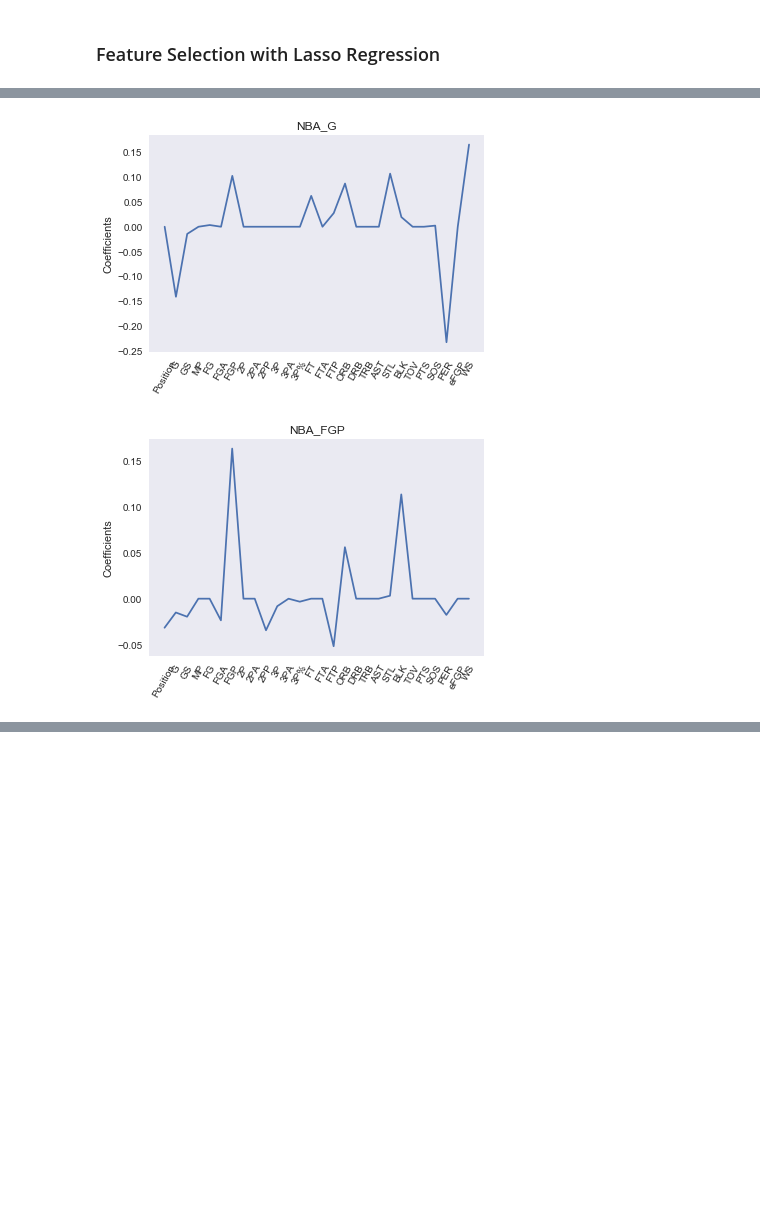
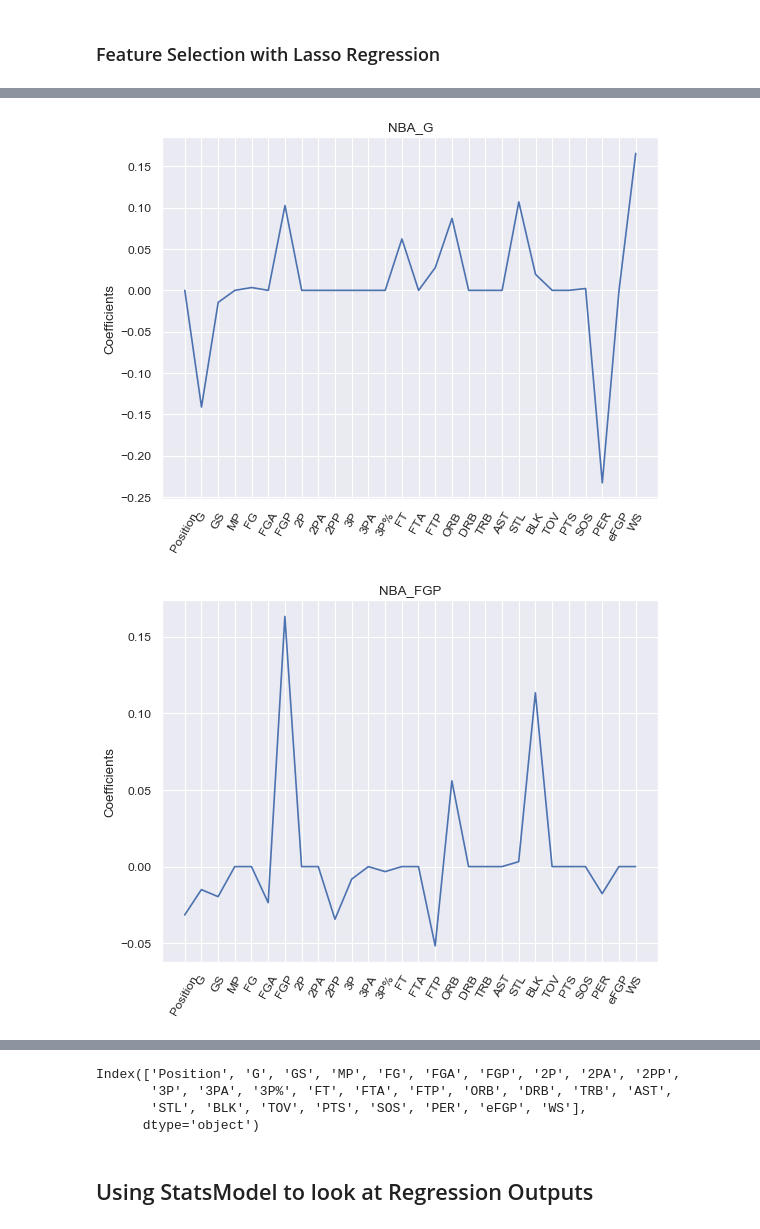
Before and after one commit to chungtseng96/NBA-Rookie-Stat-Predictions, a Jupyter notebook: model/Linear Regression.ipynb, the cells around one changed output, grey strips where cells are left out. Cells and saved outputs as stored; diff of their text form; code cells hidden in the pictures; blank space fills up the shorter version.

Commit message:
Linear Regression

```diff
--- a/model/Linear Regression.ipynb
+++ b/model/Linear Regression.ipynb
@@ -8,8 +8,8 @@ import seaborn as sns
 import matplotlib.pyplot as plt
 # %%
 #Import training dataset
-#file = '//Users//chung-tsengwang//Desktop//Github Repo//Predicting-NBA-Rookie-Stats//data//processed//final.csv'
-file = 'C:\\Users\\Chung-Tseng Wang\\Desktop\\NBA-Rookie-Stat-Predictions\\data\\processed\\final.csv'
+file = '//Users//chung-tsengwang//Desktop//Github Repo//Predicting-NBA-Rookie-Stats//data//processed//final.csv'
+#file = 'C:\\Users\\Chung-Tseng Wang\\Desktop\\NBA-Rookie-Stat-Predictions\\data\\processed\\final.csv'
 data = pd.read_csv(file)
 data = data[['year', 'Player','Position','G', 'GS', 'MP','FG', 'FGA',
        'FGP','2P','2PA', '2PP', '3P', '3PA', '3P%','FT', 'FTA', 'FTP','ORB', 'DRB','TRB','AST','STL','BLK'
@@ -142,13 +162,15 @@ for n in y.columns:
 # %%
-from sklearn.linear_model import Lasso
+#Feature Selection with optimal lambda
 lasso = Lasso(alpha = 0.001, normalize = True)
 for n in y.columns:
     lasso_coef = lasso.fit(X,y[n]).coef_
+    figure(num=None, figsize=(8, 6), dpi=80, facecolor='w', edgecolor='k')
     _ = plt.plot(range(len(X.columns)), lasso_coef)
     _ = plt.xticks(range(len(X.columns)), X, rotation = 60)
     _ = plt.ylabel('Coefficients')
+    _ = plt.grid(axis = 'both')
     _ = plt.title(n)
     plt.show()
 # %% [output]
-[figure, old version]
+[figure, new version]
-[figure, old version]
+[figure, new version]
@@ -162,0 +185,9 @@ for n in y.columns:
+# %%
+X.columns
+# %% [output]
+Index(['Position', 'G', 'GS', 'MP', 'FG', 'FGA', 'FGP', '2P', '2PA', '2PP',
+       '3P', '3PA', '3P%', 'FT', 'FTA', 'FTP', 'ORB', 'DRB', 'TRB', 'AST',
+       'STL', 'BLK', 'TOV', 'PTS', 'SOS', 'PER', 'eFGP', 'WS'],
+      dtype='object')
+# %% [markdown]
+## Using StatsModel to look at Regression Outputs
```
Also changed, not shown: parts of 14 cells of this notebook.
